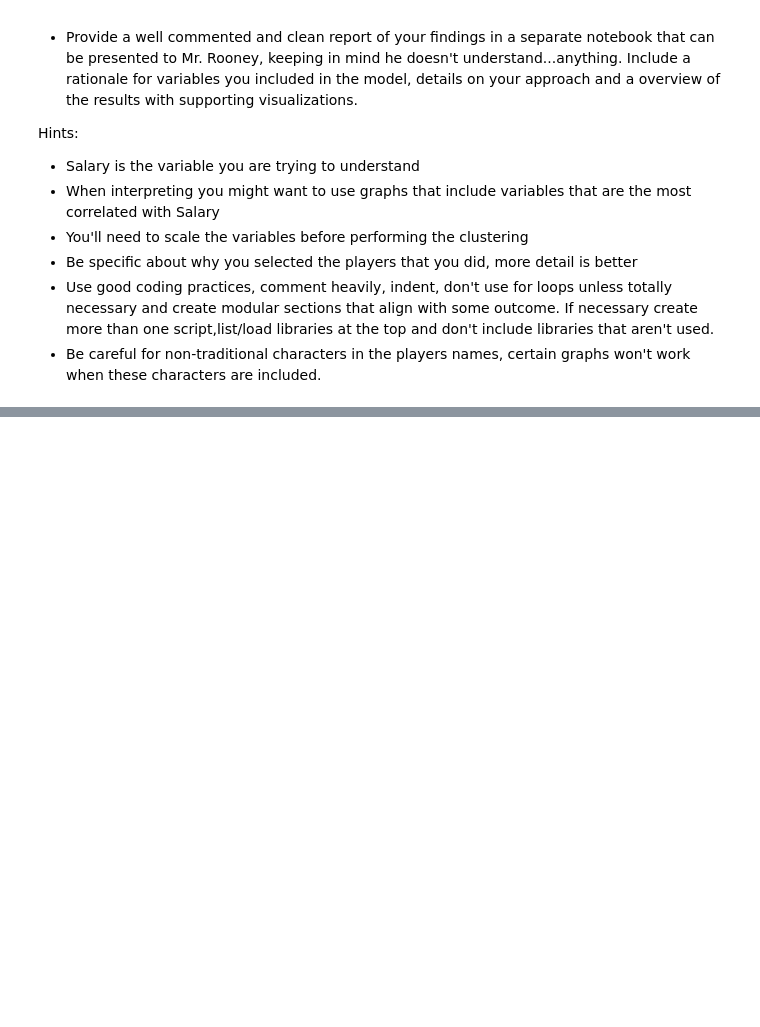
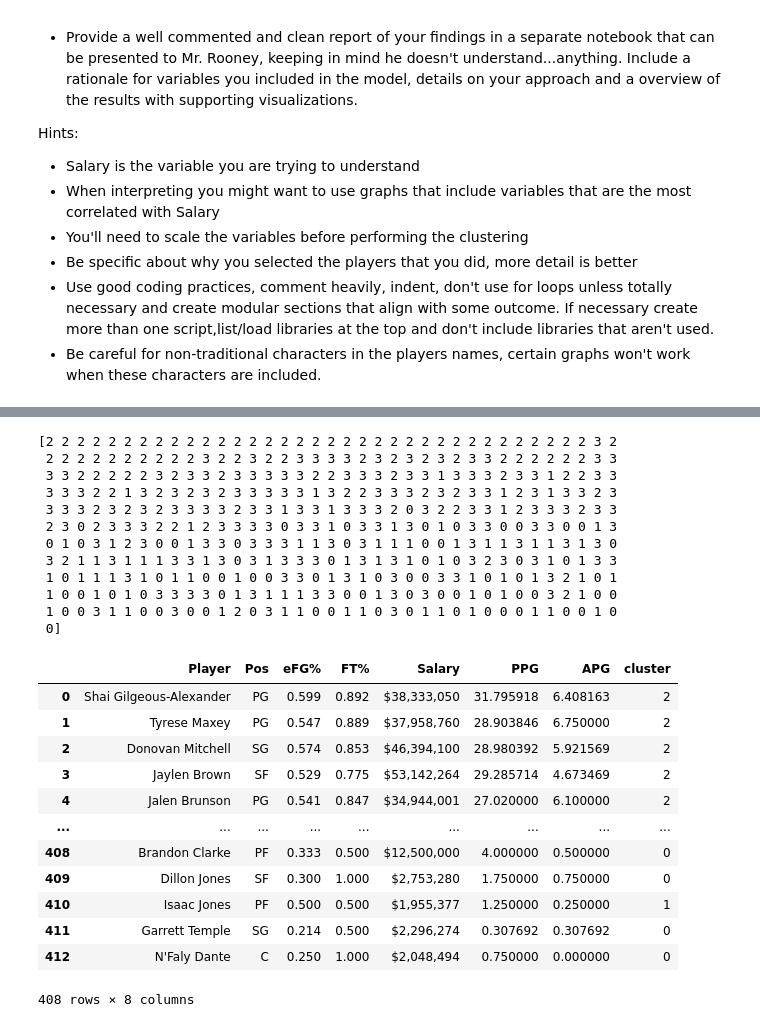
Before and after one commit to nhorton06/week_6, a Jupyter notebook: Lab-Clustering.ipynb, the cells around one changed output, grey strips where cells are left out. Drawn from its saved outputs; the diff is of its cells as text; code cells hidden in the pictures; blank space fills up the shorter version.

Commit message:
Added more data sorting, normalized, and kmeans

```diff
--- a/Lab-Clustering.ipynb
+++ b/Lab-Clustering.ipynb
@@ -106,0 +104,7 @@ See the caveats in the documentation: https://pandas.pydata.org/pandas-docs/stab
+# %%
+# Scaling
+
+num_cols = ['eFG%', 'FT%', 'PPG', 'APG']
+
+scaler = StandardScaler()
+X = scaler.fit_transform(df[num_cols])
@@ -107,2 +113,5 @@ See the caveats in the documentation: https://pandas.pydata.org/pandas-docs/stab
 # %%
 #Run the clustering algo with your best guess for K
+
+kmeans = KMeans(n_clusters = 4, random_state = 42, verbose = 1)
+kmeans.fit(X)
@@ -109,5 +131,36 @@ See the caveats in the documentation: https://pandas.pydata.org/pandas-docs/stab
 # %%
 #View the results
+print(kmeans.labels_)
+
+df['cluster'] = kmeans.labels_
+
+df
+# %% [output]
+[2 2 2 2 2 2 2 2 2 2 2 2 2 2 2 2 2 2 2 2 2 2 2 2 2 2 2 2 2 2 2 2 2 2 2 3 2
+ 2 2 2 2 2 2 2 2 2 2 3 2 2 3 2 2 3 3 3 3 2 3 2 3 2 3 2 3 3 2 2 2 2 2 2 3 3
+ 3 3 2 2 2 2 2 3 2 3 3 2 3 3 3 3 3 2 2 3 3 3 2 3 3 1 3 3 3 2 3 3 1 2 2 3 3
+ 3 3 3 2 2 1 3 2 3 2 3 2 3 3 3 3 3 1 3 2 2 3 3 3 2 3 2 3 3 1 2 3 1 3 3 2 3
+ 3 3 3 2 3 2 3 2 3 3 3 3 2 3 3 1 3 3 1 3 3 3 2 0 3 2 2 3 3 1 2 3 3 3 2 3 3
+ 2 3 0 2 3 3 3 2 2 1 2 3 3 3 3 0 3 3 1 0 3 3 1 3 0 1 0 3 3 0 0 3 3 0 0 1 3
+ 0 1 0 3 1 2 3 0 0 1 3 3 0 3 3 3 1 1 3 0 3 1 1 1 0 0 1 3 1 1 3 1 1 3 1 3 0
+ 3 2 1 1 3 1 1 1 3 3 1 3 0 3 1 3 3 3 0 1 3 1 3 1 0 1 0 3 2 3 0 3 1 0 1 3 3
+ 1 0 1 1 1 3 1 0 1 1 0 0 1 0 0 3 3 0 1 3 1 0 3 0 0 3 3 1 0 1 0 1 3 2 1 0 1
+ 1 0 0 1 0 1 0 3 3 3 3 0 1 3 1 1 1 3 3 0 0 1 3 0 3 0 0 1 0 1 0 0 3 2 1 0 0
+ 1 0 0 3 1 1 0 0 3 0 0 1 2 0 3 1 1 0 0 1 1 0 3 0 1 1 0 1 0 0 0 1 1 0 0 1 0
+ 0]
+|  | Player | Pos | eFG% | FT% | Salary | PPG | APG | cluster |
+| 0 | Shai Gilgeous-Alexander | PG | 0.599 | 0.892 | $38,333,050 | 31.795918 | 6.408163 | 2 |
+| 1 | Tyrese Maxey | PG | 0.547 | 0.889 | $37,958,760 | 28.903846 | 6.750000 | 2 |
+| 2 | Donovan Mitchell | SG | 0.574 | 0.853 | $46,394,100 | 28.980392 | 5.921569 | 2 |
+| 3 | Jaylen Brown | SF | 0.529 | 0.775 | $53,142,264 | 29.285714 | 4.673469 | 2 |
+| 4 | Jalen Brunson | PG | 0.541 | 0.847 | $34,944,001 | 27.020000 | 6.100000 | 2 |
+| ... | ... | ... | ... | ... | ... | ... | ... | ... |
+| 408 | Brandon Clarke | PF | 0.333 | 0.500 | $12,500,000 | 4.000000 | 0.500000 | 0 |
+| 409 | Dillon Jones | SF | 0.300 | 1.000 | $2,753,280 | 1.750000 | 0.750000 | 0 |
+| 410 | Isaac Jones | PF | 0.500 | 0.500 | $1,955,377 | 1.250000 | 0.250000 | 1 |
+| 411 | Garrett Temple | SG | 0.214 | 0.500 | $2,296,274 | 0.307692 | 0.307692 | 0 |
+| 412 | N'Faly Dante | C | 0.250 | 1.000 | $2,048,494 | 0.750000 | 0.000000 | 0 |
+408 rows × 8 columns
 # %%
 #Create a visualization of the results with 2 or 3 variables that you think will best
 #differentiate the clusters
```
Also changed, not shown: parts of 7 cells of this notebook.
